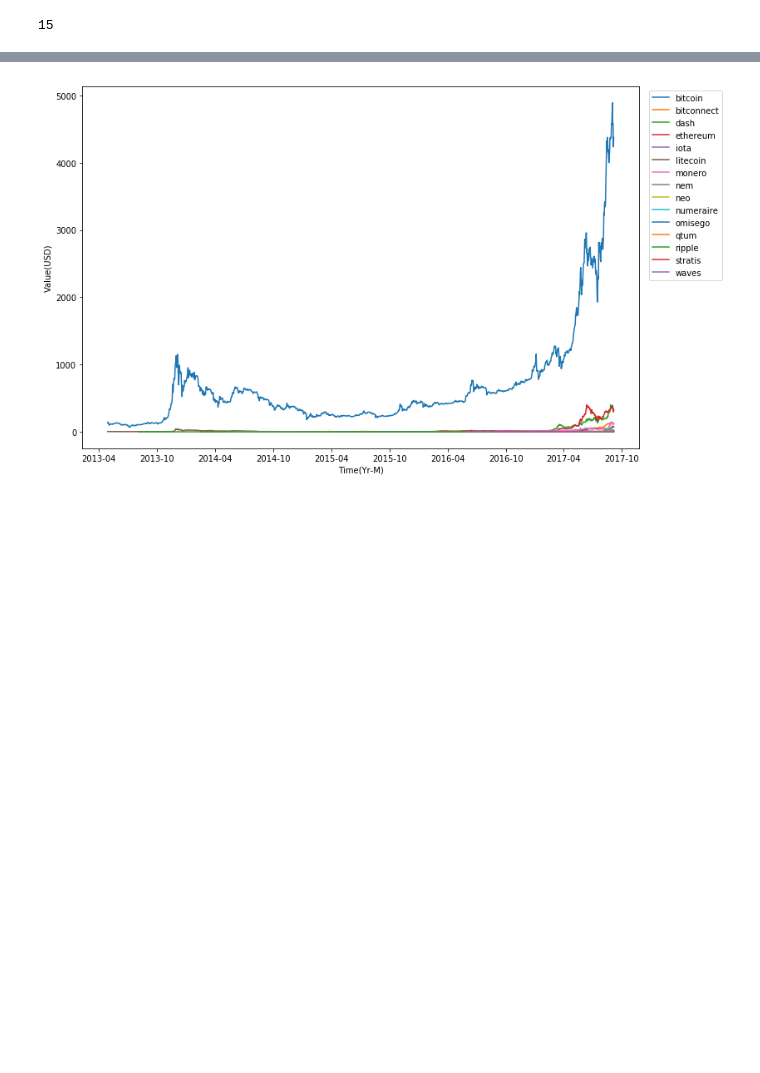
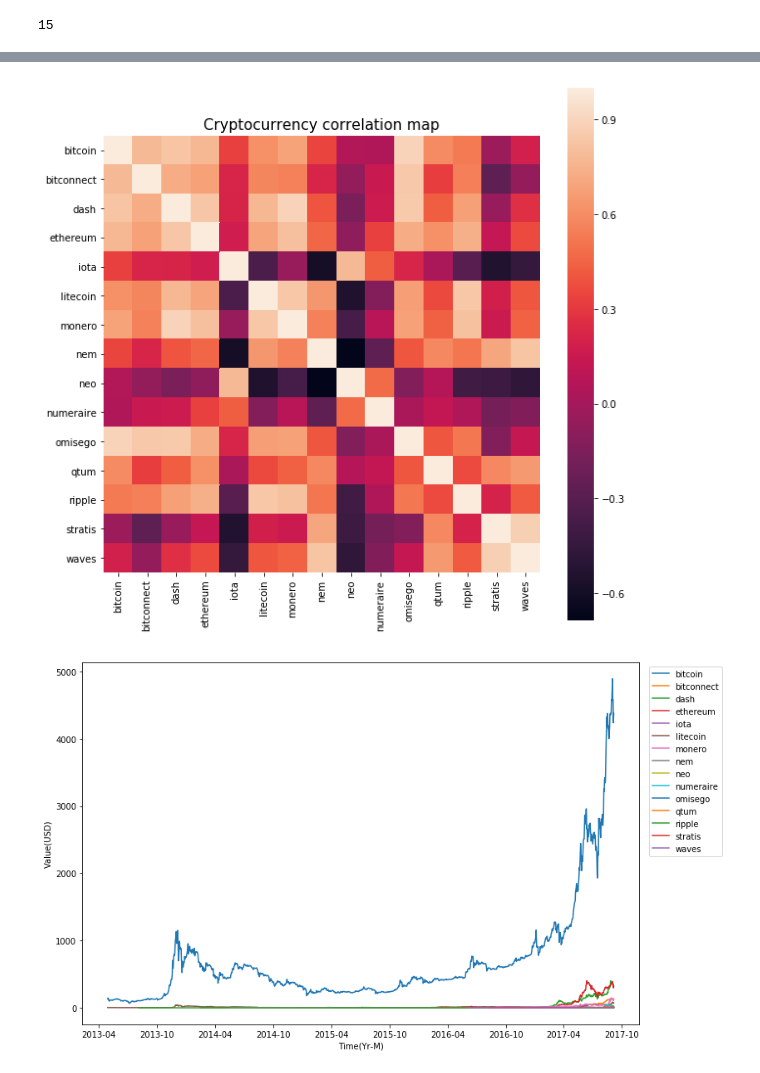
Before and after one commit to ninoxcello/mscs710-project, a Jupyter notebook: src/data_exploration.ipynb, the cells around one changed output, grey strips where cells are left out. Saved outputs shown, nothing was run; the diff lists cells and outputs as text; code cells hidden in the pictures; blank space fills up the shorter version.

```diff
--- a/src/data_exploration.ipynb
+++ b/src/data_exploration.ipynb
@@ -97,3 +183,43 @@ for feature in btc_ohlc:
+# %%
+files_to_use = [
+'bitcoin_price.csv',
+'bitconnect_price.csv',
+'dash_price.csv',
+'ethereum_price.csv',
+'iota_price.csv',
+'litecoin_price.csv',
+'monero_price.csv',
+'nem_price.csv',
+'neo_price.csv',
+'numeraire_price.csv',
+'omisego_price.csv',
+'qtum_price.csv',
+'ripple_price.csv',
+'stratis_price.csv',
+'waves_price.csv']
+
+
+cols_to_use = []
+for ind, file_name in enumerate(files_to_use):
+    currency_name = file_name.split("_")[0]
+    if ind == 0:
+        df = pd.read_csv("../input/"+file_name, usecols=["Date", "Close"], parse_dates=["Date"])
+        df.columns = ["Date", currency_name]
+    else:
+        temp_df = pd.read_csv("../input/"+file_name, usecols=["Date", "Close"], parse_dates=["Date"])
+        temp_df.columns = ["Date", currency_name]
+        df = pd.merge(df, temp_df, on="Date")
+    cols_to_use.append(currency_name)
+df.head()
+
+temp_df = df[cols_to_use]
+corrmat = temp_df.corr(method='spearman')
+fig, ax = plt.subplots(figsize=(10, 10))
+sns.heatmap(corrmat, vmax=1., square=True)
+plt.title("Cryptocurrency correlation map", fontsize=15)
+plt.show()
+# %% [output]
+[figure, added]
 # %%
 # Unnormalized data
 for c in currencies:
```
Also changed, not shown: parts of 12 cells of this notebook, 30 other files.
